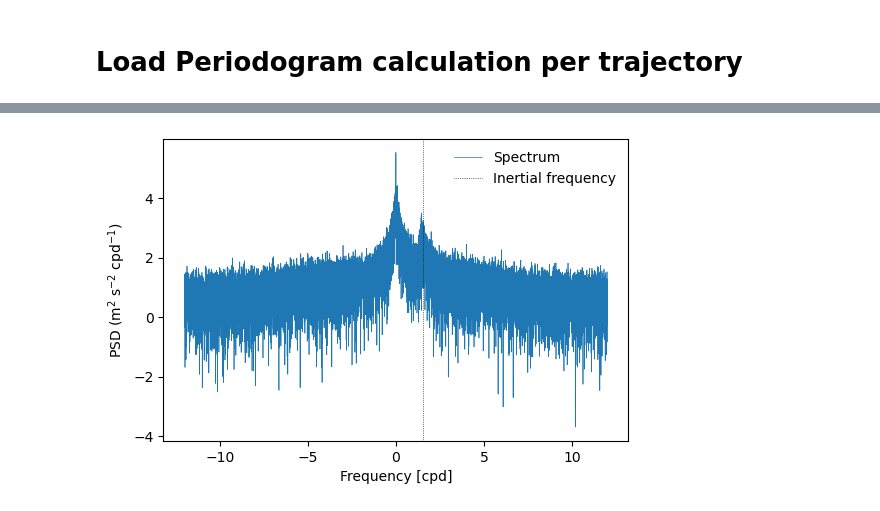
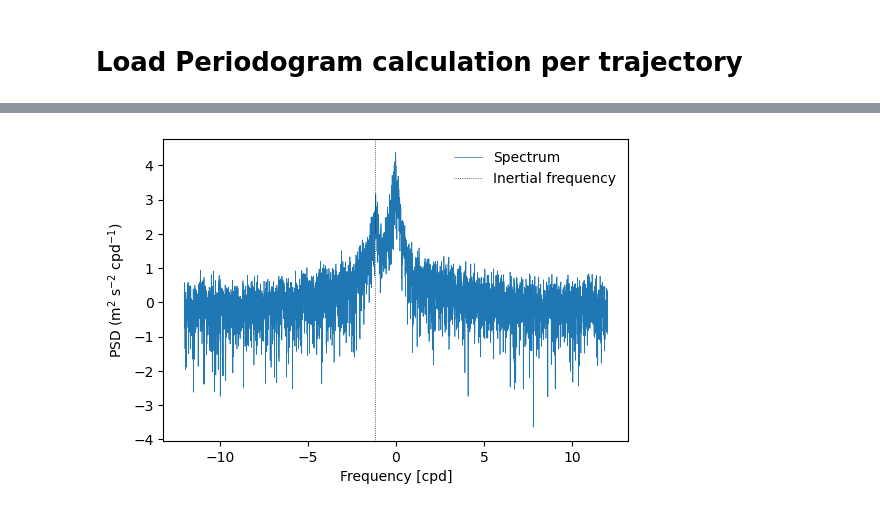
Before and after one commit to Cloud-Drift/clouddrift, a Jupyter notebook: examples/calculation-periodogram.ipynb, the cells around one changed output, grey strips where cells are left out. Cells and saved outputs as stored; diff of their text form; code cells hidden in the pictures.

```diff
--- a/examples/calculation-periodogram.ipynb
+++ b/examples/calculation-periodogram.ipynb
@@ -34,4 +35,4 @@ from clouddrift.spectrum import periodogram_per_traj
 # %%
 %%time
-ret = periodogram_per_traj(ds.obs.ve + 1j*ds.obs.vn)
+ret = spectrum.periodogram_per_traj(ds.obs.ve + 1j*ds.obs.vn)
 # %% [output]
@@ -40,24 +41,24 @@ Wall time: 57.9 ms
 # %%
-# selected trajectory [0,1000]
-i = 0
+# selected trajectory [0,100]
+i = 42
 
 # calculate inertial frequency in cycle per day [cpd] from the mean latitude of trajectory
 omega = 7.2921159e-5  # Earth's rotation rate [rad/s]
 seconds_per_day = 60*60*24  # [s]
 fi = -2*omega*(seconds_per_day/(2*np.pi))*np.sin(np.mean(np.radians(ds.obs.lat[i])))
 
 # define frequency scale/abscissa
 dt = 1/24  # [-]
 f = np.fft.fftfreq(ds.rowsize[i], dt)
 ss = np.log10(ret[i])  # spectrum of the ith trajectory
 
 fig = plt.figure(dpi=100)
 ax = fig.add_subplot(1,1,1)
 
 h1, = ax.plot(np.fft.fftshift(f), np.fft.fftshift(ss), scaley=True, label='Spectrum', linewidth=0.5)
 h2 = ax.axvline(x=fi,color='k',linestyle=':', label='Inertial frequency', linewidth=0.5)
 ax.legend(frameon=False)
 ax.set_ylabel('PSD (m$^2$ s$^{-2}$ cpd$^{-1}$)')
 ax.set_xlabel('Frequency [cpd]');
 # %% [output]
-[figure, old version]
+[figure, new version]
```
Also changed, not shown: parts of 6 cells of this notebook, 3 other files.
